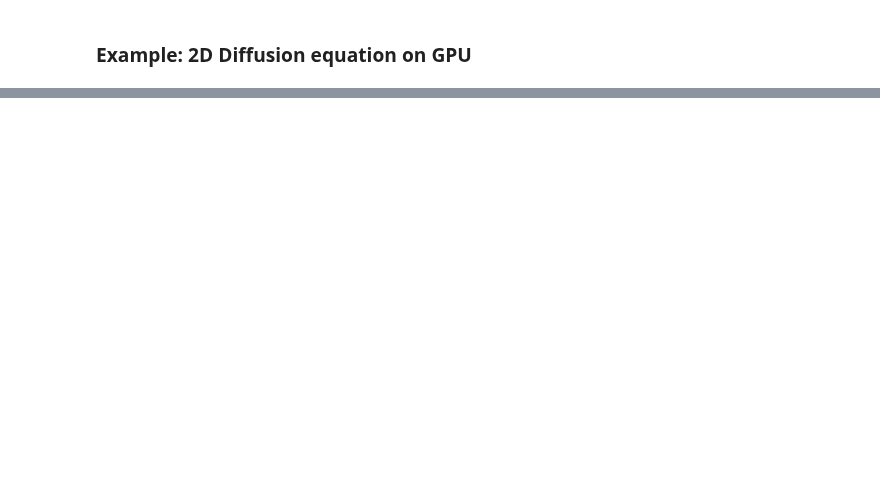
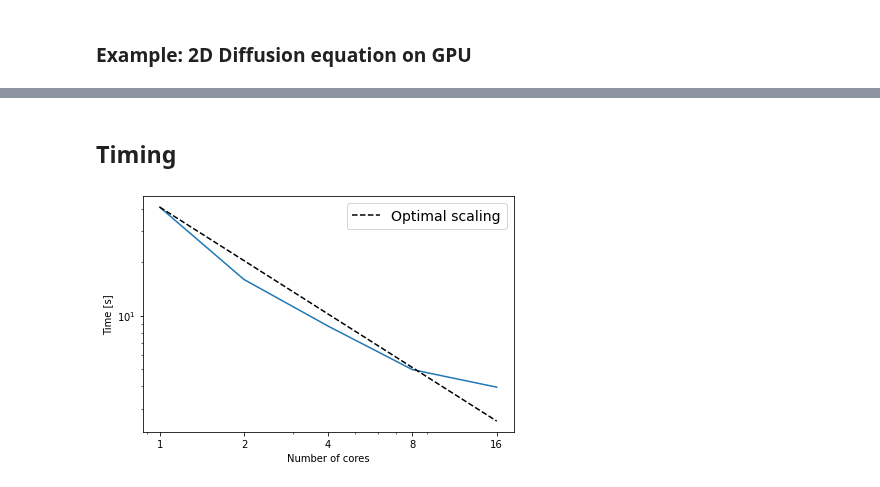
Before and after one commit to nordam/ComputationalPhysics, a Jupyter notebook: Notebooks/14 - Parallelisation.ipynb, the cells around one changed output, grey strips where cells are left out. Drawn from its saved outputs; the diff is of its cells as text; code cells hidden in the pictures; blank space fills up the shorter version.

```diff
--- a/Notebooks/14 - Parallelisation.ipynb
+++ b/Notebooks/14 - Parallelisation.ipynb
@@ -580,0 +595,19 @@ Max difference between solutions:  0.0015855134
+# %% [markdown]
+## Timing
+# %%
+# Measured times, on a machine with 8 physical cores
+# (and 16 virtual cores via hyperthreading)
+Ncpus = np.array([1, 2, 4, 8, 16, ])
+times = np.array([40.83, 15.99, 8.73, 4.97, 3.96, ])
+
+plt.plot(Ncpus, times)
+plt.plot(Ncpus, times[0]/Ncpus, '--', c = 'k', label = 'Optimal scaling')
+plt.xscale('log')
+plt.yscale('log')
+plt.xlabel('Number of cores')
+plt.ylabel('Time [s]')
+plt.xticks(Ncpus, Ncpus)
+plt.legend(fontsize = 14)
+plt.tight_layout()
+# %% [output]
+[figure, added]
```
Also changed, not shown: parts of 15 cells of this notebook.
